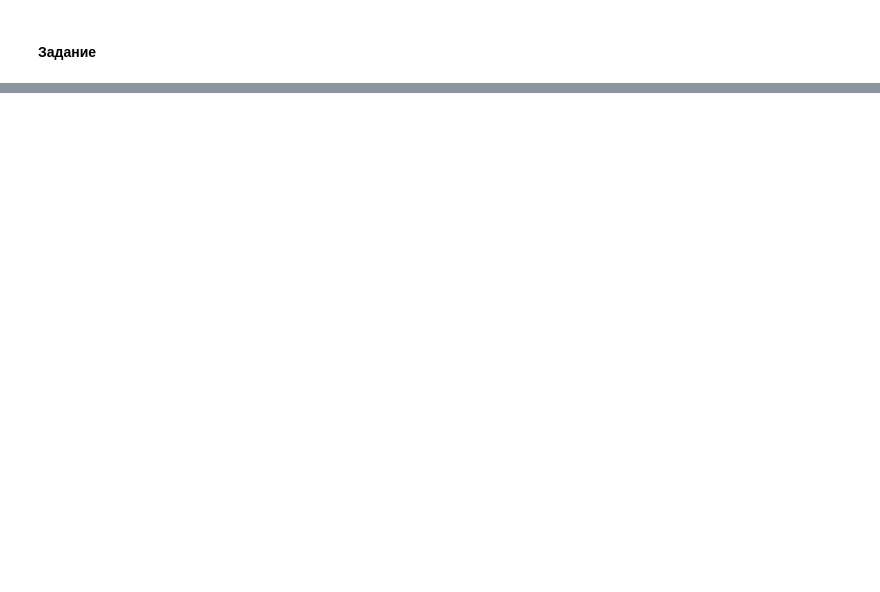
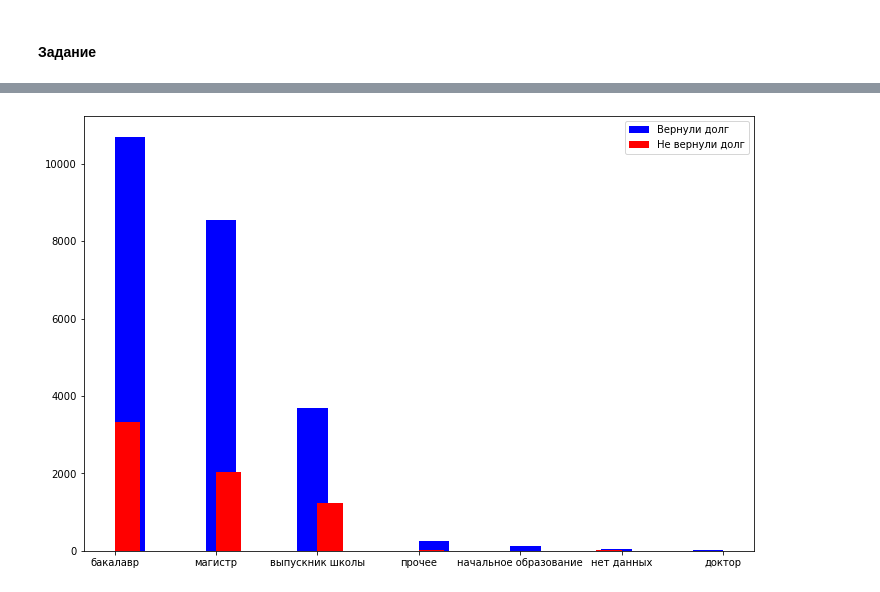
Before and after one commit to AndreyBuynov/Coursera-ML-and-DA, a Jupyter notebook: Course_4/C4W4_credit_scoring.ipynb, the cells around one changed output, grey strips where cells are left out. Cells and saved outputs as stored; diff of their text form; code cells hidden in the pictures; blank space fills up the shorter version.

```diff
--- a/Course_4/C4W4_credit_scoring.ipynb
+++ b/Course_4/C4W4_credit_scoring.ipynb
@@ -54,0 +241,25 @@ scoring.head()
+# %%
+# Приготовим выборки тех кто вернул кредит и тех кто не вернул кредит с учетом различий по образованию
+Vernul_Edu = scoring[scoring['default'] == 0][['LIMIT_BAL',  'EDUCATION']]
+NeVernul_Edu = scoring[scoring['default'] == 1][['LIMIT_BAL',  'EDUCATION']]
+# %%
+edu_dict = { 0: 'доктор',
+            1: 'магистр',
+            2: 'бакалавр',
+            3: 'выпускник школы',
+            4: 'начальное образование',
+            5: 'прочее',
+            6: 'нет данных'
+           }
+# %%
+Vernul_Edu['Edu_name'] = Vernul_Edu.EDUCATION.apply(lambda x : edu_dict.get(x))
+NeVernul_Edu['Edu_name'] = NeVernul_Edu.EDUCATION.apply(lambda x : edu_dict.get(x))
+# %%
+plt.figure(figsize(12, 8))
+plt.hist(Vernul_Edu.Edu_name, bins = 20, color = 'b', label = 'Вернули долг')
+plt.hist(NeVernul_Edu.Edu_name, bins = 20, color = 'r', label = 'Не вернули долг')
+plt.legend()
+
+plt.show()
+# %% [output]
+[figure, added]
```
Also changed, not shown: parts of 58 cells of this notebook.
